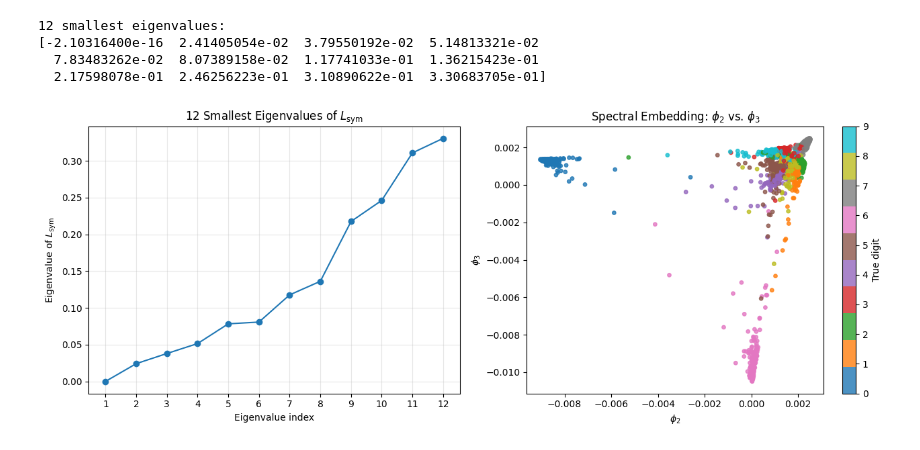
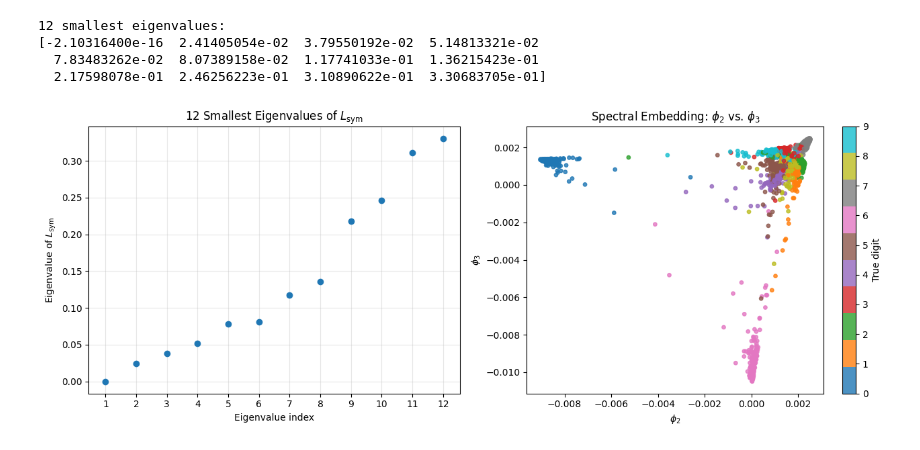
Before and after one commit to maxmartin40/Math-5750-Projects, a Jupyter notebook: Homework3.ipynb, the cells around one changed output. Saved outputs shown, nothing was run; the diff lists cells and outputs as text; code cells hidden in the pictures.

Commit message:
Edit graph style

```diff
--- a/Homework3.ipynb
+++ b/Homework3.ipynb
@@ -293,33 +293,33 @@ fig, axes = plt.subplots(1, 2, figsize=(13, 5))
 axes[0].plot(
     range(1, 13),
     eigenvalues,
-    "o-"
+    "o"
 )
 
 axes[0].set_xlabel("Eigenvalue index")
 axes[0].set_ylabel(r"Eigenvalue of $L_{\mathrm{sym}}$")
 axes[0].set_title(r"12 Smallest Eigenvalues of $L_{\mathrm{sym}}$")
 axes[0].set_xticks(range(1, 13))
 axes[0].grid(alpha=0.3)
 
 scatter = axes[1].scatter(
     phi2,
     phi3,
     c=y_true,
     cmap="tab10",
     s=15,
     alpha=0.8
 )
 
 axes[1].set_xlabel(r"$\phi_2$")
 axes[1].set_ylabel(r"$\phi_3$")
 axes[1].set_title(r"Spectral Embedding: $\phi_2$ vs. $\phi_3$")
 
 colorbar = plt.colorbar(scatter, ax=axes[1])
 colorbar.set_label("True digit")
 colorbar.set_ticks(range(10))
 
 plt.tight_layout()
 plt.show()
 # %% [output]
-[figure, old version]
+[figure, new version]
```
